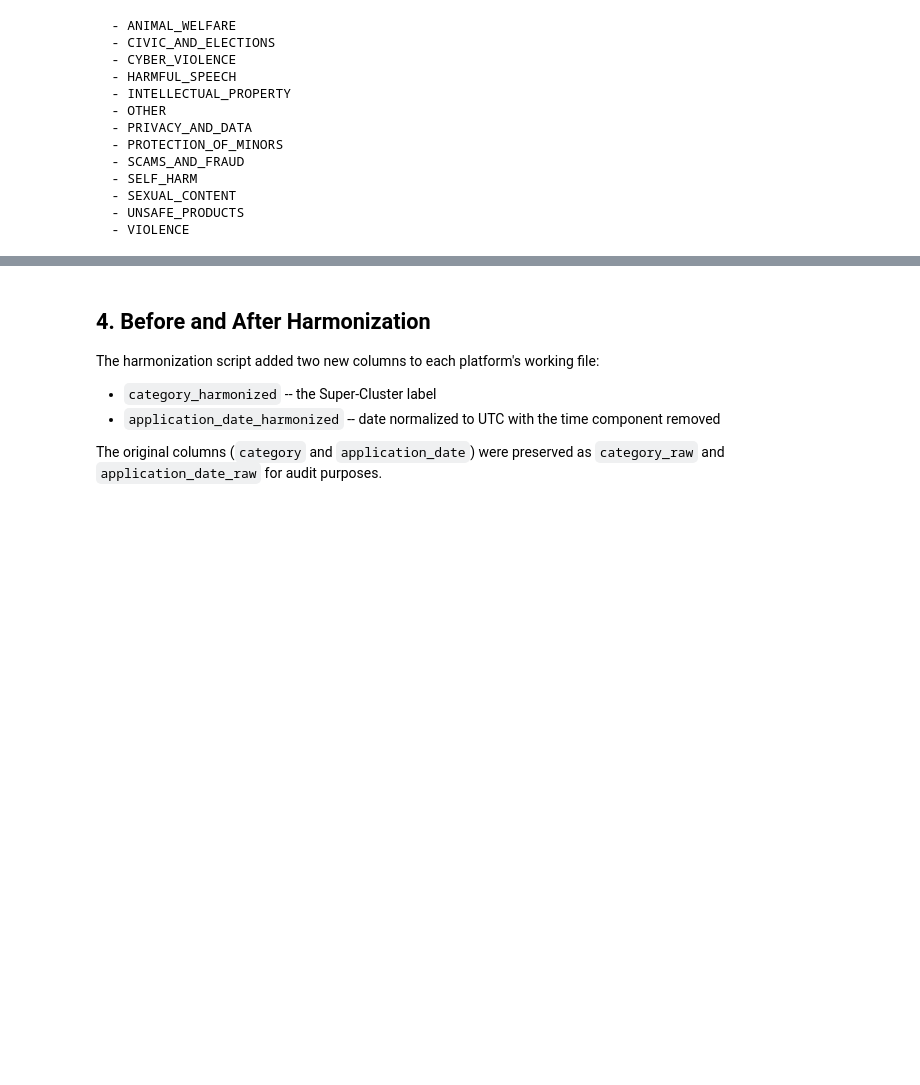
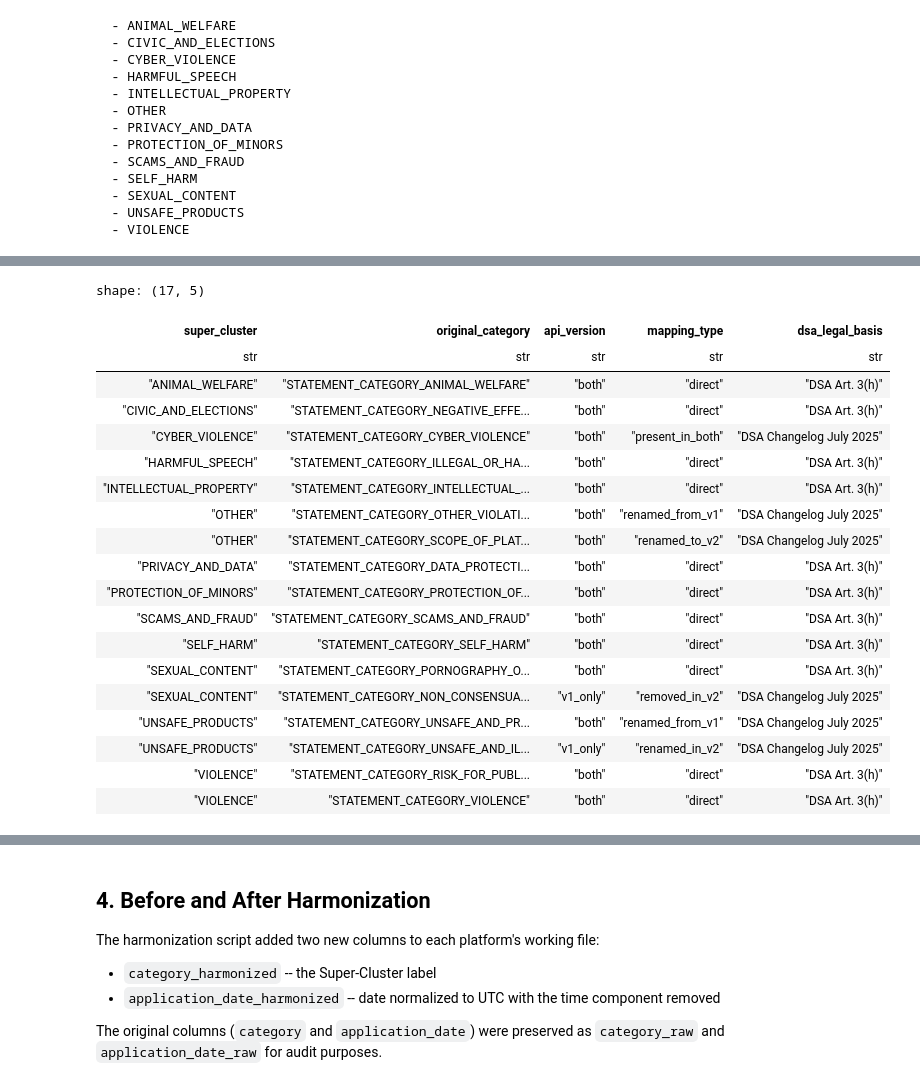
Before and after one commit to zamo-13/Bachelorarbeit_Moderation-Dynamics-in-Transition, a Jupyter notebook: notebooks/03_harmonization.ipynb, the cells around one changed output, grey strips where cells are left out. Cells and saved outputs as stored; diff of their text form; code cells hidden in the pictures; blank space fills up the shorter version.

```diff
--- a/notebooks/03_harmonization.ipynb
+++ b/notebooks/03_harmonization.ipynb
@@ -172,0 +252,29 @@ for sc in super_clusters.to_series().to_list():
+# %%
+sc_breakdown = (
+    mapping
+    .select(["super_cluster", "original_category", "api_version", "mapping_type", "dsa_legal_basis"])
+    .sort(["super_cluster", "api_version", "original_category"])
+)
+with pl.Config(fmt_str_lengths=120, tbl_rows=50):
+    display(sc_breakdown)
+# %% [output]
+shape: (17, 5)
+| super_cluster | original_category | api_version | mapping_type | dsa_legal_basis |
+| str | str | str | str | str |
+| "ANIMAL_WELFARE" | "STATEMENT_CATEGORY_ANIMAL_WELFARE" | "both" | "direct" | "DSA Art. 3(h)" |
+| "CIVIC_AND_ELECTIONS" | "STATEMENT_CATEGORY_NEGATIVE_EFFE... | "both" | "direct" | "DSA Art. 3(h)" |
+| "CYBER_VIOLENCE" | "STATEMENT_CATEGORY_CYBER_VIOLENCE" | "both" | "present_in_both" | "DSA Changelog July 2025" |
+| "HARMFUL_SPEECH" | "STATEMENT_CATEGORY_ILLEGAL_OR_HA... | "both" | "direct" | "DSA Art. 3(h)" |
+| "INTELLECTUAL_PROPERTY" | "STATEMENT_CATEGORY_INTELLECTUAL_... | "both" | "direct" | "DSA Art. 3(h)" |
+| "OTHER" | "STATEMENT_CATEGORY_OTHER_VIOLATI... | "both" | "renamed_from_v1" | "DSA Changelog July 2025" |
+| "OTHER" | "STATEMENT_CATEGORY_SCOPE_OF_PLAT... | "both" | "renamed_to_v2" | "DSA Changelog July 2025" |
+| "PRIVACY_AND_DATA" | "STATEMENT_CATEGORY_DATA_PROTECTI... | "both" | "direct" | "DSA Art. 3(h)" |
+| "PROTECTION_OF_MINORS" | "STATEMENT_CATEGORY_PROTECTION_OF... | "both" | "direct" | "DSA Art. 3(h)" |
+| "SCAMS_AND_FRAUD" | "STATEMENT_CATEGORY_SCAMS_AND_FRAUD" | "both" | "direct" | "DSA Art. 3(h)" |
+| "SELF_HARM" | "STATEMENT_CATEGORY_SELF_HARM" | "both" | "direct" | "DSA Art. 3(h)" |
+| "SEXUAL_CONTENT" | "STATEMENT_CATEGORY_PORNOGRAPHY_O... | "both" | "direct" | "DSA Art. 3(h)" |
+| "SEXUAL_CONTENT" | "STATEMENT_CATEGORY_NON_CONSENSUA... | "v1_only" | "removed_in_v2" | "DSA Changelog July 2025" |
+| "UNSAFE_PRODUCTS" | "STATEMENT_CATEGORY_UNSAFE_AND_PR... | "both" | "renamed_from_v1" | "DSA Changelog July 2025" |
+| "UNSAFE_PRODUCTS" | "STATEMENT_CATEGORY_UNSAFE_AND_IL... | "v1_only" | "renamed_in_v2" | "DSA Changelog July 2025" |
+| "VIOLENCE" | "STATEMENT_CATEGORY_RISK_FOR_PUBL... | "both" | "direct" | "DSA Art. 3(h)" |
+| "VIOLENCE" | "STATEMENT_CATEGORY_VIOLENCE" | "both" | "direct" | "DSA Art. 3(h)" |
```
Also changed, not shown: parts of 11 cells of this notebook.
